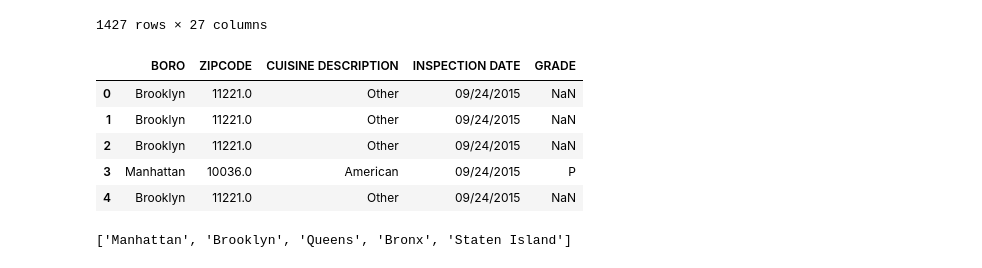
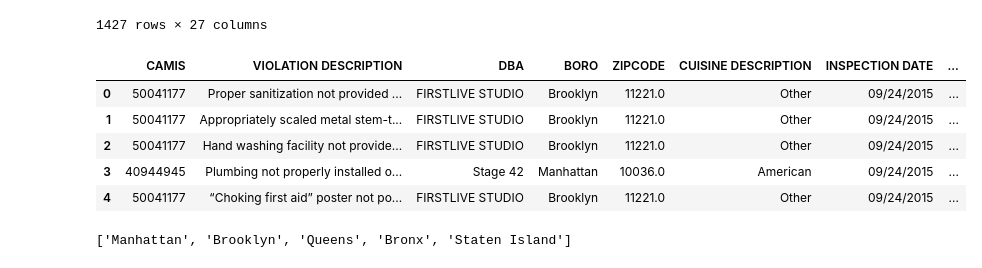
Before and after one commit to troyflood94/pizza_rats, a Jupyter notebook: pizza_rats.kb branch.ipynb, the cells around one changed output. Saved outputs shown, nothing was run; the diff lists cells and outputs as text; code cells hidden in the pictures.

```diff
--- a/pizza_rats.kb branch.ipynb
+++ b/pizza_rats.kb branch.ipynb
@@ -29,17 +30,17 @@ restaruantfile
 # print(query_df.dtypes)
 # %%
 #Delete unnessecary columns
-restaurants_to_keep=['BORO', 'ZIPCODE','CUISINE DESCRIPTION','INSPECTION DATE','GRADE']
+restaurants_to_keep=['CAMIS','VIOLATION DESCRIPTION','DBA','BORO', 'ZIPCODE','CUISINE DESCRIPTION','INSPECTION DATE','GRADE']
 restaruantfile=restaruantfile[restaurants_to_keep].copy()
 #restaruantfile = restaruantfile.drop(columns=['BUILDING','STREET', 'PHONE', 'Community Board', 'Council District', 'Census Tract', 'BIN', 'BBL', 'NTA', 'RECORD DATE', 'GRADE DATE'])
 restaruantfile.head()
 # %% [output]
-|  | BORO | ZIPCODE | CUISINE DESCRIPTION | INSPECTION DATE | GRADE |
-| 0 | Brooklyn | 11221.0 | Other | 09/24/2015 | NaN |
-| 1 | Brooklyn | 11221.0 | Other | 09/24/2015 | NaN |
-| 2 | Brooklyn | 11221.0 | Other | 09/24/2015 | NaN |
-| 3 | Manhattan | 10036.0 | American | 09/24/2015 | P |
-| 4 | Brooklyn | 11221.0 | Other | 09/24/2015 | NaN |
+|  | CAMIS | VIOLATION DESCRIPTION | DBA | BORO | ZIPCODE | CUISINE DESCRIPTION | INSPECTION DATE | ... |
+| 0 | 50041177 | Proper sanitization not provided ... | FIRSTLIVE STUDIO | Brooklyn | 11221.0 | Other | 09/24/2015 | ... |
+| 1 | 50041177 | Appropriately scaled metal stem-t... | FIRSTLIVE STUDIO | Brooklyn | 11221.0 | Other | 09/24/2015 | ... |
+| 2 | 50041177 | Hand washing facility not provide... | FIRSTLIVE STUDIO | Brooklyn | 11221.0 | Other | 09/24/2015 | ... |
+| 3 | 40944945 | Plumbing not properly installed o... | Stage 42 | Manhattan | 10036.0 | American | 09/24/2015 | ... |
+| 4 | 50041177 | “Choking first aid” poster not po... | FIRSTLIVE STUDIO | Brooklyn | 11221.0 | Other | 09/24/2015 | ... |
 # %%
 #Drop restaurants that don't have a grade (i.e., NaN) from the dataframe
 #query_df['grade'].unique()
```
Also changed, not shown: parts of 25 cells of this notebook.
